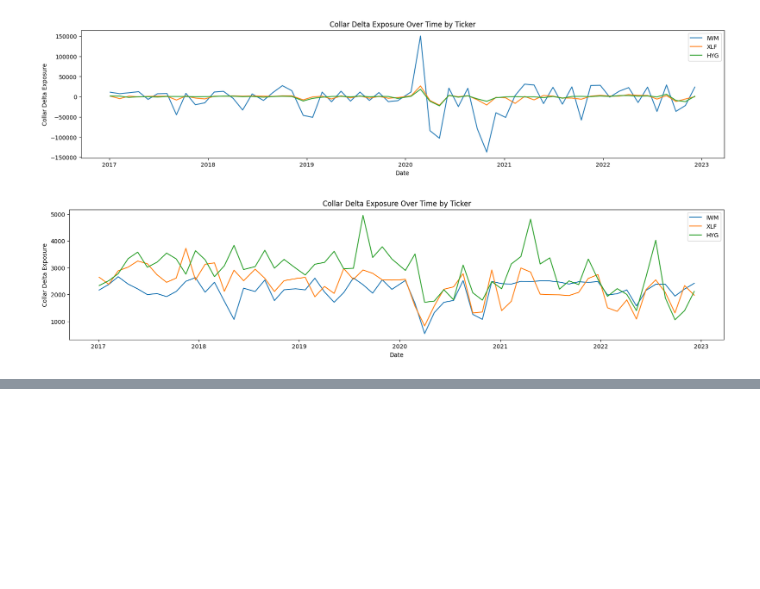
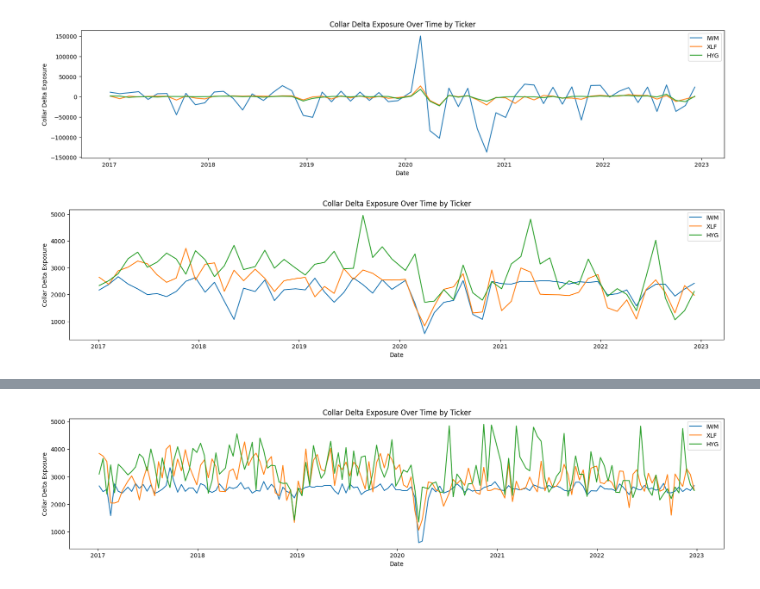
Before and after one commit to twood886/FINM33150_Quant_Trading_Project, a Jupyter notebook: options_collar_strategy.ipynb, the cells around one changed output, grey strips where cells are left out. Saved outputs shown, nothing was run; the diff lists cells and outputs as text; code cells hidden in the pictures; blank space fills up the shorter version.

```diff
--- a/options_collar_strategy.ipynb
+++ b/options_collar_strategy.ipynb
@@ -408,0 +506,4 @@ grapher(collar_trade_df, 'total_delta')
+# %%
+grapher(collar_trade_df2, 'total_delta')
+# %% [output]
+[figure, added]
```
Also changed, not shown: parts of 21 cells of this notebook.
